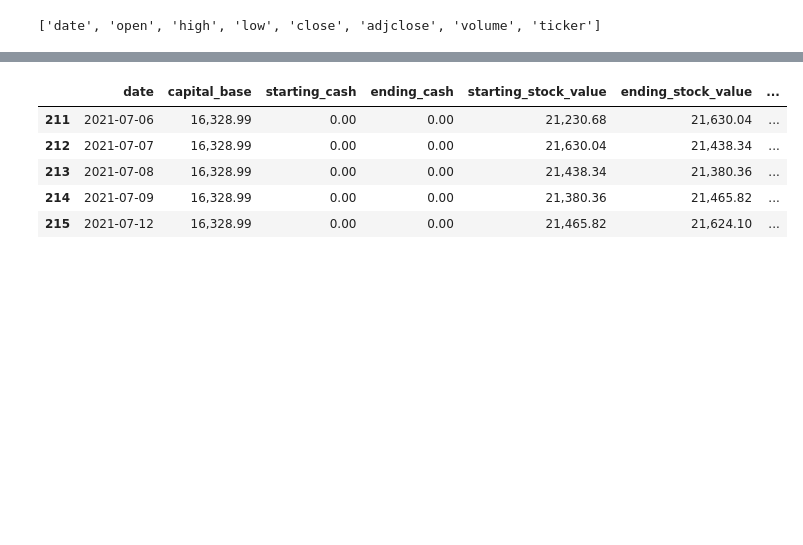
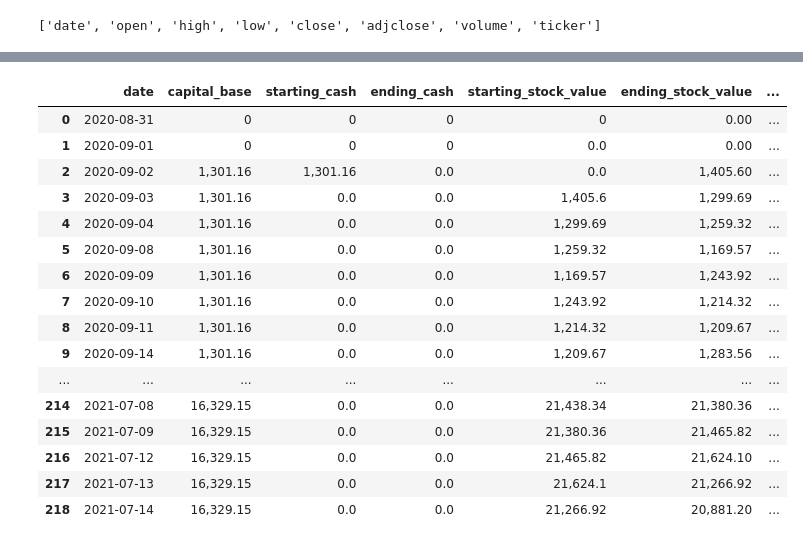
Before and after one commit to ajcltm/BackTesting, a Jupyter notebook: kim's portfolio(7.14).ipynb, the cells around one changed output, grey strips where cells are left out. Saved outputs shown, nothing was run; the diff lists cells and outputs as text; code cells hidden in the pictures; blank space fills up the shorter version.

```diff
--- a/kim's portfolio(7.14).ipynb
+++ b/kim's portfolio(7.14).ipynb
@@ -88,0 +102,13 @@ benchmark
+# %%
+start_date = '01-09-2020'
+end_date = '15-07-2021'
+
+start = datetime.datetime.strptime(start_date, '%d-%m-%Y')
+end = datetime.datetime.strptime(end_date, '%d-%m-%Y')
+
+benchmark = pdr.get_data_yahoo('^GSPC', data_source='yahoo', start=start, end=end)
+benchmark['date'] = benchmark.index
+benchmark = benchmark.reset_index(drop=True)
+benchmark['benchmark'] = 'sp500'
+benchmark['price'] = benchmark['Adj Close']
+benchmark
@@ -99,7 +140,7 @@ def my_init(context):
     # context.symbols = ['MRNA']
     # universe를 symbols로 정의(반드시 지정해야함)
 
-    context.price = 'adjclose'
+    context.price = 'Adj Close'
     # price로 사용할 칼럼 인덱스 이름을 알려줘야함(open, high, close 등의 인덱스를 price로 활용 가능함)
     # 여기서 지정한 인덱스는 포트폴리오를 평가할 때 기본적으로 사용하는 지표임
 
@@ -116,7 +157,7 @@ def handle_data(context, data):
     print('\n')
     print(data.current_time)
 
-    order_schedule = pd.read_csv("C:/Users/user/Desktop/ordr_schedule.csv")
+    order_schedule = pd.read_csv("C:/Users/ajcltm/Desktop/ordr_schedule.csv")
     order_schedule['date'] = pd.to_datetime(order_schedule['date'], format='%Y-%m-%d')
     order_schedule = order_schedule[['date', 'symbol', 'price', 'amounts']]
 
@@ -192,15 +233,26 @@ beta_list :
 # %%
 pd.set_option('display.max_columns', 50)
 pd.set_option('display.max_rows', 1000)
 pd.set_option('display.float_format', '{:,.2f}'.format)
-result.tail()
+result
 # %% [output]
 |  | date | capital_base | starting_cash | ending_cash | starting_stock_value | ending_stock_value | ... |
-| 211 | 2021-07-06 | 16,328.99 | 0.00 | 0.00 | 21,230.68 | 21,630.04 | ... |
-| 212 | 2021-07-07 | 16,328.99 | 0.00 | 0.00 | 21,630.04 | 21,438.34 | ... |
-| 213 | 2021-07-08 | 16,328.99 | 0.00 | 0.00 | 21,438.34 | 21,380.36 | ... |
-| 214 | 2021-07-09 | 16,328.99 | 0.00 | 0.00 | 21,380.36 | 21,465.82 | ... |
-| 215 | 2021-07-12 | 16,328.99 | 0.00 | 0.00 | 21,465.82 | 21,624.10 | ... |
+| 0 | 2020-08-31 | 0 | 0 | 0 | 0 | 0.00 | ... |
+| 1 | 2020-09-01 | 0 | 0 | 0 | 0.0 | 0.00 | ... |
+| 2 | 2020-09-02 | 1,301.16 | 1,301.16 | 0.0 | 0.0 | 1,405.60 | ... |
+| 3 | 2020-09-03 | 1,301.16 | 0.0 | 0.0 | 1,405.6 | 1,299.69 | ... |
+| 4 | 2020-09-04 | 1,301.16 | 0.0 | 0.0 | 1,299.69 | 1,259.32 | ... |
+| 5 | 2020-09-08 | 1,301.16 | 0.0 | 0.0 | 1,259.32 | 1,169.57 | ... |
+| 6 | 2020-09-09 | 1,301.16 | 0.0 | 0.0 | 1,169.57 | 1,243.92 | ... |
+| 7 | 2020-09-10 | 1,301.16 | 0.0 | 0.0 | 1,243.92 | 1,214.32 | ... |
+| 8 | 2020-09-11 | 1,301.16 | 0.0 | 0.0 | 1,214.32 | 1,209.67 | ... |
+| 9 | 2020-09-14 | 1,301.16 | 0.0 | 0.0 | 1,209.67 | 1,283.56 | ... |
+| ... | ... | ... | ... | ... | ... | ... | ... |
+| 214 | 2021-07-08 | 16,329.15 | 0.0 | 0.0 | 21,438.34 | 21,380.36 | ... |
+| 215 | 2021-07-09 | 16,329.15 | 0.0 | 0.0 | 21,380.36 | 21,465.82 | ... |
+| 216 | 2021-07-12 | 16,329.15 | 0.0 | 0.0 | 21,465.82 | 21,624.10 | ... |
+| 217 | 2021-07-13 | 16,329.15 | 0.0 | 0.0 | 21,624.1 | 21,266.92 | ... |
+| 218 | 2021-07-14 | 16,329.15 | 0.0 | 0.0 | 21,266.92 | 20,881.20 | ... |
 # %%
 print(reduce(lambda x, y: (1+x)*(1+y), result['bench_return'].iloc[1:]))
 
```
Also changed, not shown: parts of 14 cells of this notebook, 6 other files.
